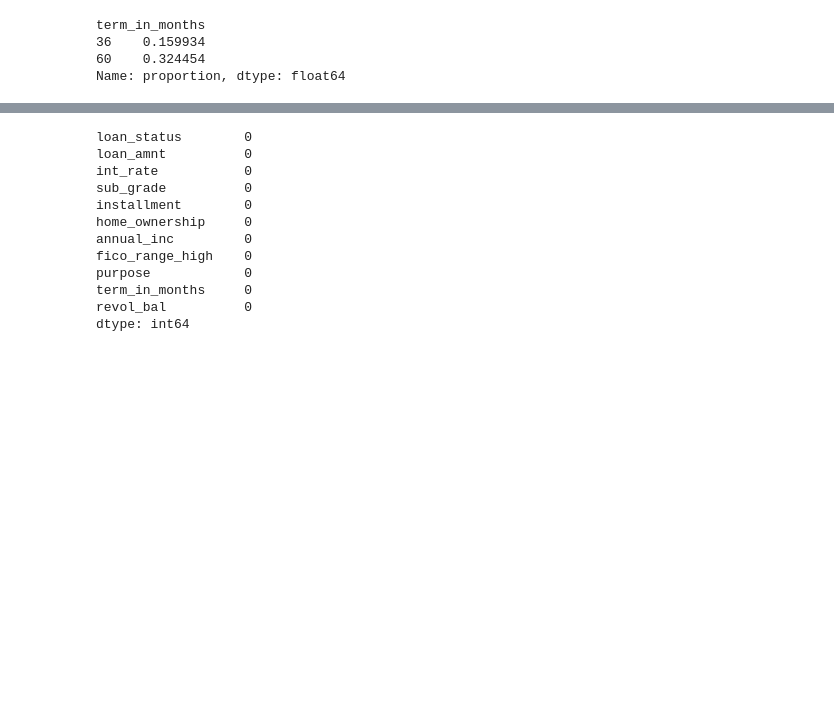
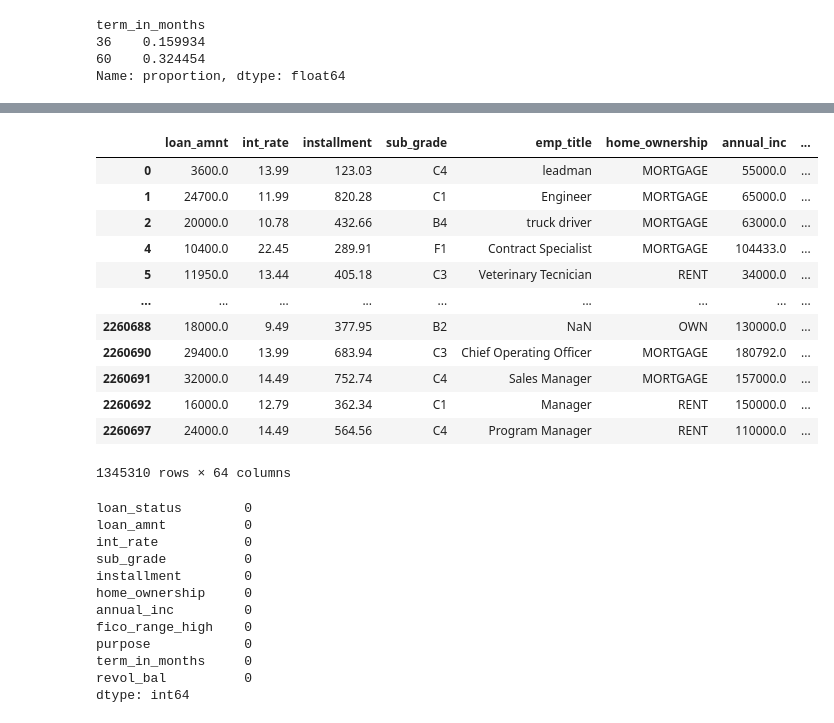
Before and after one commit to SacHacks5-0/Backend, a Jupyter notebook: model.ipynb, the cells around one changed output, grey strips where cells are left out. Drawn from its saved outputs; the diff is of its cells as text; code cells hidden in the pictures; blank space fills up the shorter version.

```diff
--- a/model.ipynb
+++ b/model.ipynb
@@ -114,3 +152,20 @@ Name: proportion, dtype: float64
+# %%
+#drop policy_code since correlation is null
+dataset.drop(["funded_amnt", "funded_amnt_inv", "total_pymnt_inv",'fico_range_low', 'title', 'zip_code', 'application_type','grade', "policy_code"], axis = 1)
+# %% [output]
+|  | loan_amnt | int_rate | installment | sub_grade | emp_title | home_ownership | annual_inc | ... |
+| 0 | 3600.0 | 13.99 | 123.03 | C4 | leadman | MORTGAGE | 55000.0 | ... |
+| 1 | 24700.0 | 11.99 | 820.28 | C1 | Engineer | MORTGAGE | 65000.0 | ... |
+| 2 | 20000.0 | 10.78 | 432.66 | B4 | truck driver | MORTGAGE | 63000.0 | ... |
+| 4 | 10400.0 | 22.45 | 289.91 | F1 | Contract Specialist | MORTGAGE | 104433.0 | ... |
+| 5 | 11950.0 | 13.44 | 405.18 | C3 | Veterinary Tecnician | RENT | 34000.0 | ... |
+| ... | ... | ... | ... | ... | ... | ... | ... | ... |
+| 2260688 | 18000.0 | 9.49 | 377.95 | B2 | NaN | OWN | 130000.0 | ... |
+| 2260690 | 29400.0 | 13.99 | 683.94 | C3 | Chief Operating Officer | MORTGAGE | 180792.0 | ... |
+| 2260691 | 32000.0 | 14.49 | 752.74 | C4 | Sales Manager | MORTGAGE | 157000.0 | ... |
+| 2260692 | 16000.0 | 12.79 | 362.34 | C1 | Manager | RENT | 150000.0 | ... |
+| 2260697 | 24000.0 | 14.49 | 564.56 | C4 | Program Manager | RENT | 110000.0 | ... |
+1345310 rows × 64 columns
 # %%
 #'loan_amnt', 'funded_amnt', and 'funded_amnt_inv' have high correlation, so I dropped ["funded_amnt", "funded_amnt_inv"]
 # to avoid multicollinearity
```
Also changed, not shown: parts of 11 cells of this notebook.
